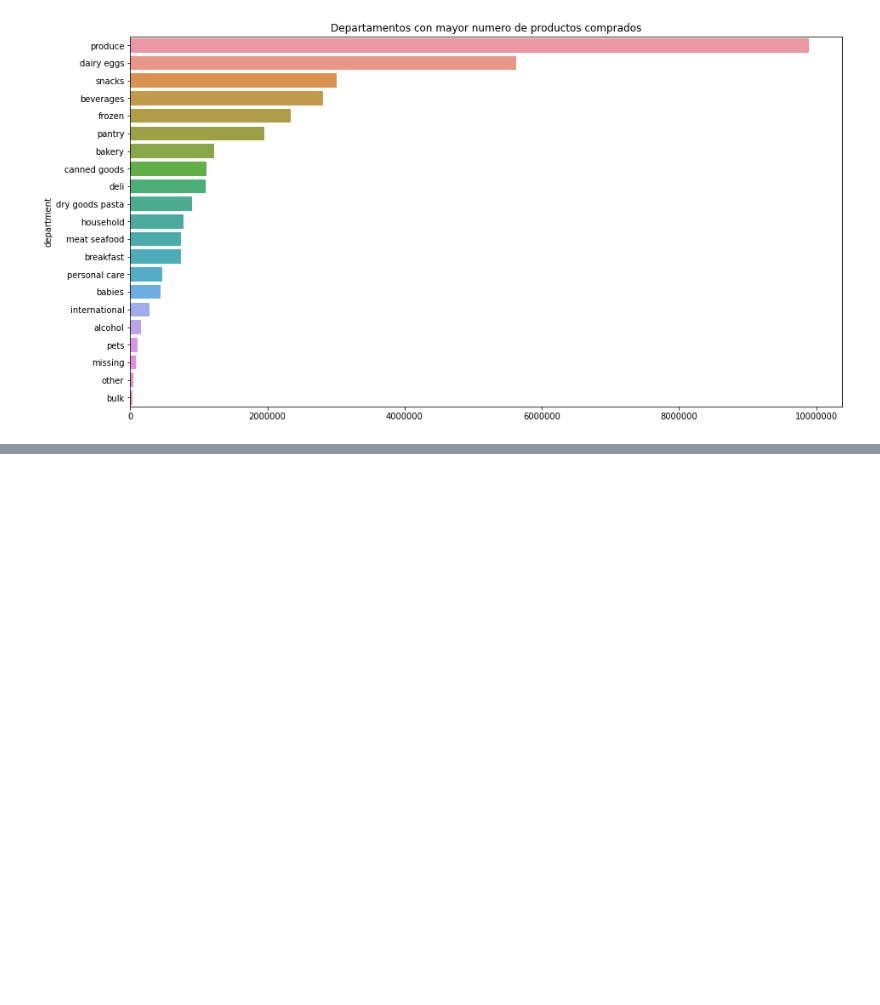
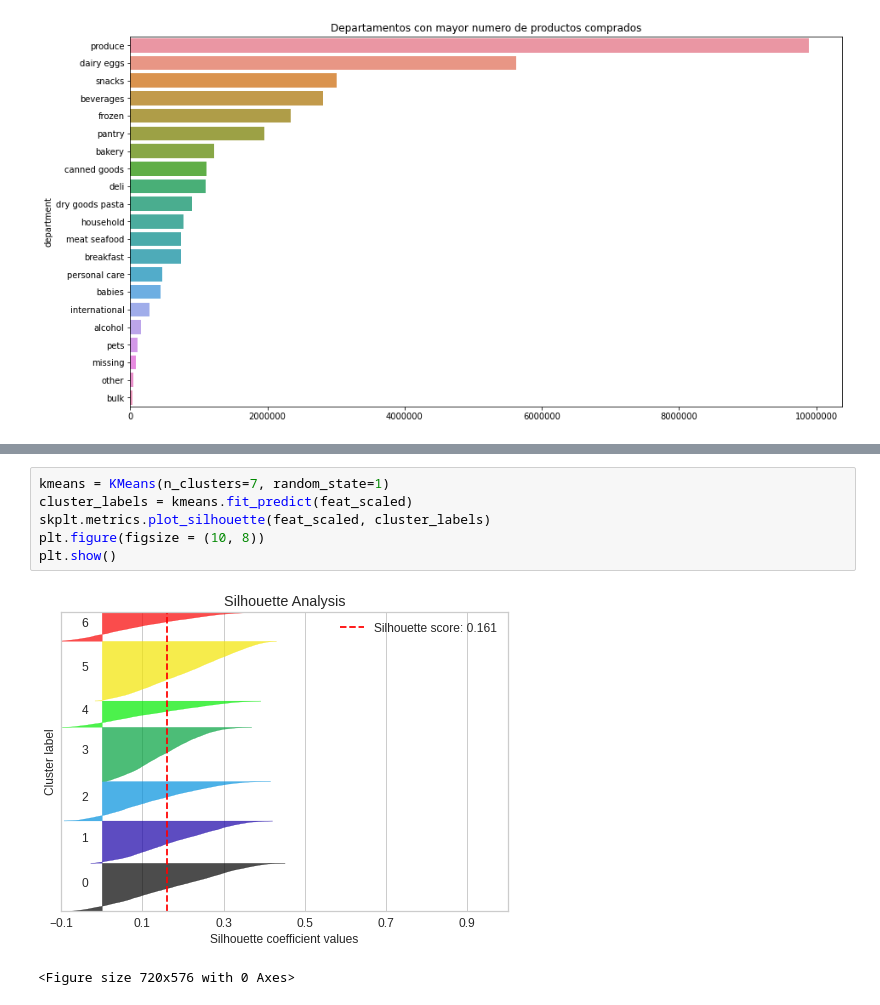
Before and after one commit to EmilianoLS/Data-Science, a Jupyter notebook: starbucks_segment_analysis.ipynb, the cells around one changed output, grey strips where cells are left out. Cells and saved outputs as stored; diff of their text form; blank space fills up the shorter version.

```diff
--- a/starbucks_segment_analysis.ipynb
+++ b/starbucks_segment_analysis.ipynb
@@ -339,0 +470,9 @@ sns.barplot(n_products, department)
+# %%
+kmeans = KMeans(n_clusters=7, random_state=1)
+cluster_labels = kmeans.fit_predict(feat_scaled)
+skplt.metrics.plot_silhouette(feat_scaled, cluster_labels)
+plt.figure(figsize = (10, 8))
+plt.show()
+# %% [output]
+[figure, added]
+<Figure size 720x576 with 0 Axes>
```
Also changed, not shown: parts of 21 cells of this notebook.
